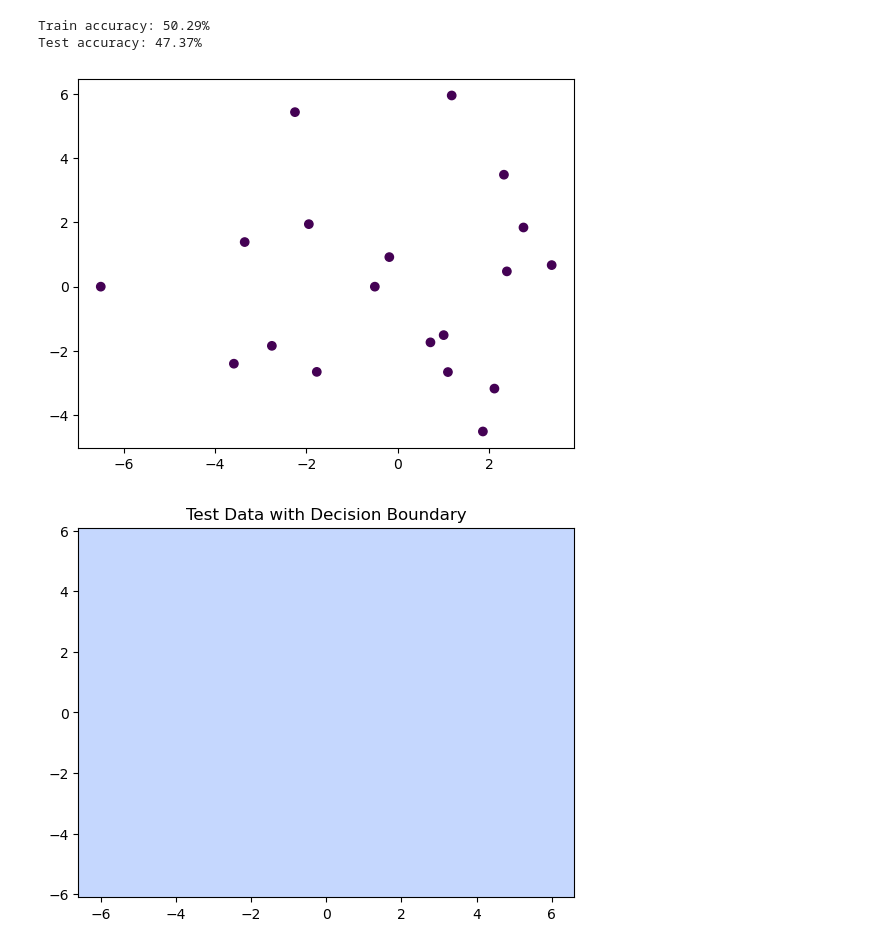
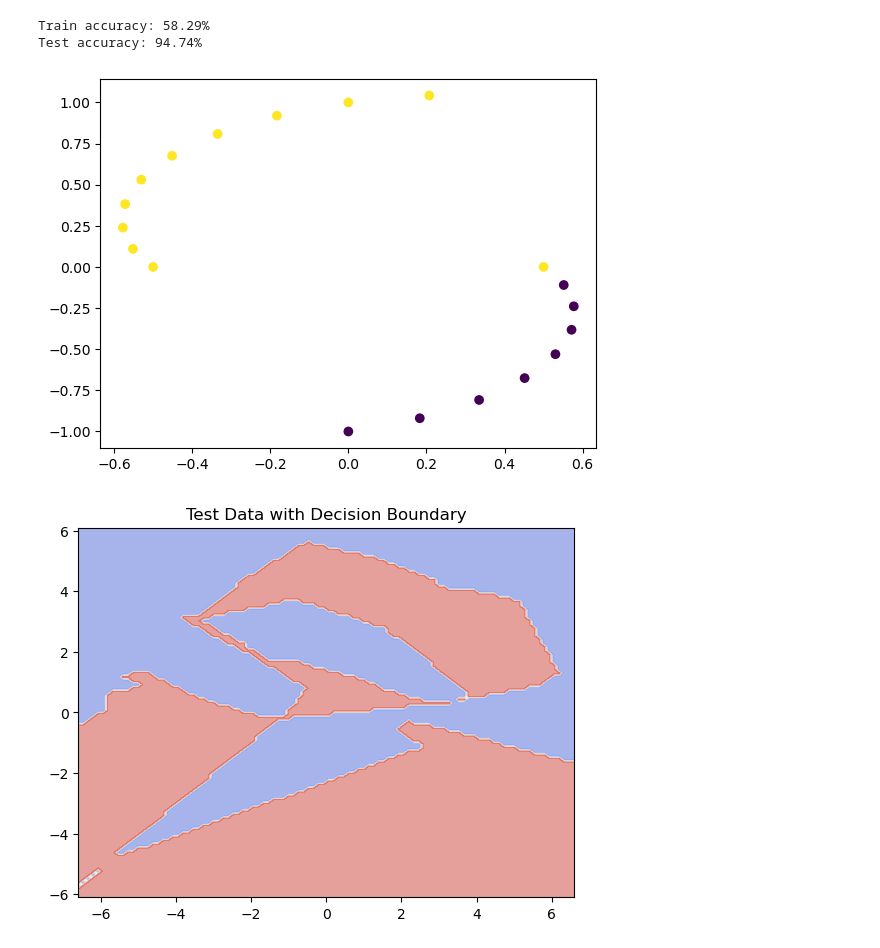
Before and after one commit to SebastianHadley/COMP3330A1, a Jupyter notebook: Question1.ipynb, the cells around one changed output. Saved outputs shown, nothing was run; the diff lists cells and outputs as text; code cells hidden in the pictures.

```diff
--- a/Question1.ipynb
+++ b/Question1.ipynb
@@ -8,6 +8,8 @@ import matplotlib.pyplot as plt
 from sklearn.model_selection import KFold
 
 # Load the dataset
+torch.manual_seed(42)
+
 data = pd.read_csv('datasets/spiralsdataset.csv', header=None, names=['x1', 'x2', 'y'])
 # Split the dataset into features and labels
 X = data[['x1', 'x2']].to_numpy()
@@ -35,16 +37,18 @@ class Net(nn.Module):
         x = self.reluAct(x)
         x = self.fc2(x)
         x = self.reluAct(x)
+        x = self.fc2(x)
+        x = self.reluAct(x)
         x = self.fc3(x)
         x = nn.Softmax(dim=1)(x)
         return x
 
 # Set the hyperparameters
 input_size = 2
-hidden_size = 6
+hidden_size = 5
 output_size = 2
-learning_rate = 0.01
-num_epochs = 300
+learning_rate = 0.005
+num_epochs = 100
 num_folds = 10
 
 # Create the FFNN
@@ -56,7 +60,7 @@ criterion = nn.BCELoss()
 optimizer = optim.Adam(net.parameters(), lr=learning_rate)
 
 # Perform k-fold cross-validation
-kf = KFold(n_splits=num_folds,random_state=42,shuffle=True)
+kf = KFold(n_splits=num_folds)
 loss_list = []
 train_acc_list = []
 test_acc_list = []
@@ -166,4 +170,4 @@ Average train loss: 0.6929, Average val loss: 0.6985
-Train accuracy: 50.29%
-Test accuracy: 47.37%
+Train accuracy: 58.29%
+Test accuracy: 94.74%
-[figure, old version]
+[figure, new version]
-[figure, old version]
+[figure, new version]
```
Also changed, not shown: parts of 1 cell of this notebook.
